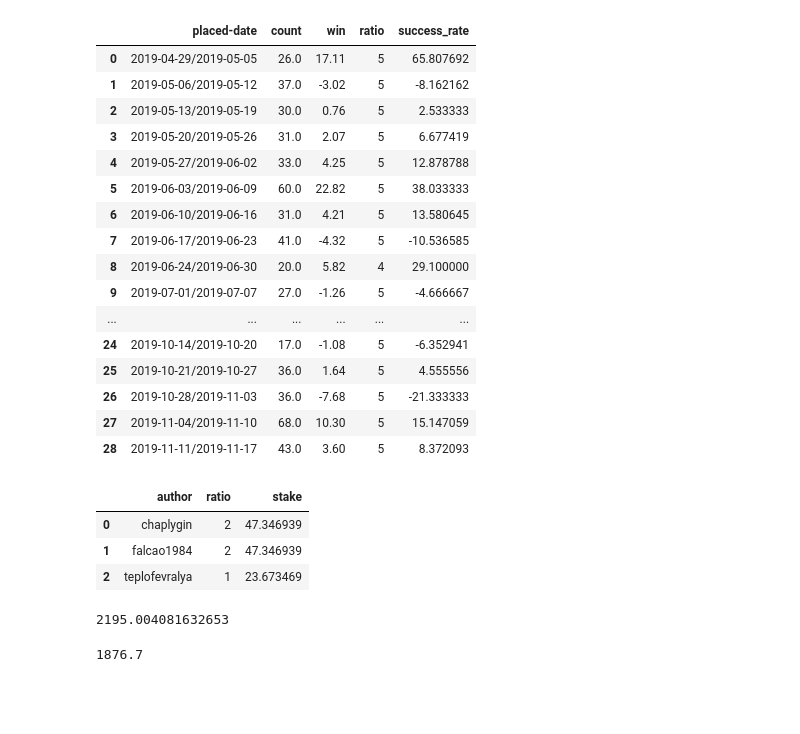
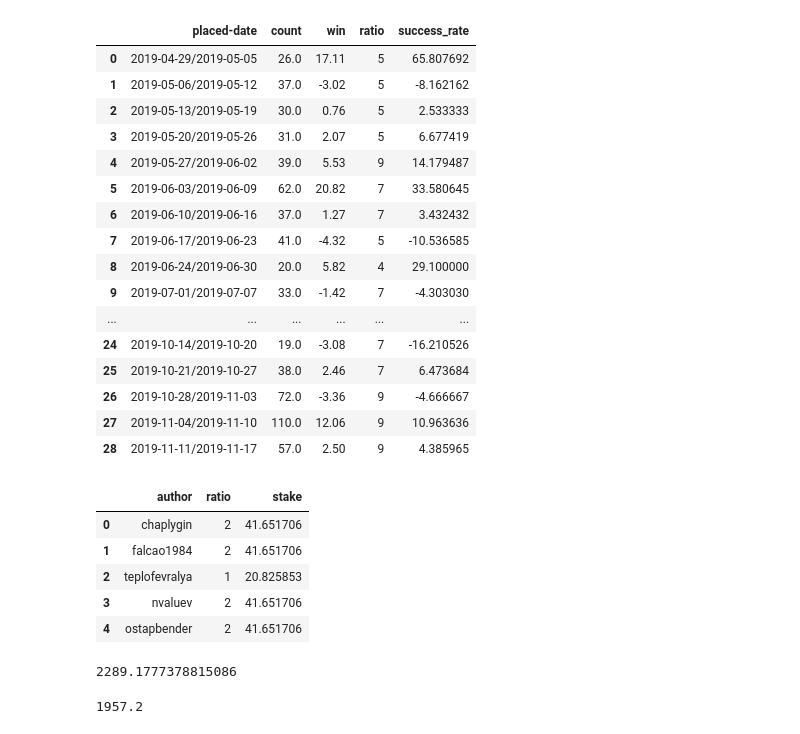
Before and after one commit to mooromets/check-experts, a Jupyter notebook: jupyter/evaluate-combined-model.ipynb, the cells around one changed output. Cells and saved outputs as stored; diff of their text form; code cells hidden in the pictures; blank space fills up the shorter version.

```diff
--- a/jupyter/evaluate-combined-model.ipynb
+++ b/jupyter/evaluate-combined-model.ipynb
@@ -13,39 +13,39 @@ import utils_explore as ue
 data = ue.all_bets()
 # %%
 # select interesting authors and the most recent time (~6 month)
-authors = ['chaplygin', 'falcao1984', 'teplofevralya']
+authors = ['chaplygin', 'falcao1984', 'teplofevralya', 'nvaluev', 'ostapbender']
 df = data[(data.author.isin(authors)) & (data['placed-date']>=datetime.date(2019, 5, 1))]
 # %%
 #group data by weeks, then add amount ratio for every author,
 # then calculate count and success rate with this new amounts
 df_weekly = ue.calc_win_rate(df, 'W')
-df_amount = pd.DataFrame({'author' : authors, 'ratio' : [2, 2, 1]}) # authors = ['chaplygin', 'falcao1984', 'teplofevralya']
+df_amount = pd.DataFrame({'author' : authors, 'ratio' : [2, 2, 1, 2, 2]}) # authors = ['chaplygin', 'falcao1984', 'teplofevralya']
 df_weekly = df_weekly.merge(df_amount, on='author', how="left").drop(columns=['author','success_rate','return'])
 df_weekly['count'] = df_weekly['count'] * df_weekly['ratio']
 df_weekly['win'] = df_weekly['win'] * df_weekly['ratio']
 #summarize on weeks
 df_weekly = df_weekly.groupby(by='placed-date').agg('sum')
 df_weekly['success_rate'] = df_weekly['win'] / df_weekly['count'] * 100
 df_weekly.reset_index(inplace=True)
 df_weekly
 # %% [output]
 |  | placed-date | count | win | ratio | success_rate |
 | 0 | 2019-04-29/2019-05-05 | 26.0 | 17.11 | 5 | 65.807692 |
 | 1 | 2019-05-06/2019-05-12 | 37.0 | -3.02 | 5 | -8.162162 |
 | 2 | 2019-05-13/2019-05-19 | 30.0 | 0.76 | 5 | 2.533333 |
 | 3 | 2019-05-20/2019-05-26 | 31.0 | 2.07 | 5 | 6.677419 |
-| 4 | 2019-05-27/2019-06-02 | 33.0 | 4.25 | 5 | 12.878788 |
-| 5 | 2019-06-03/2019-06-09 | 60.0 | 22.82 | 5 | 38.033333 |
-| 6 | 2019-06-10/2019-06-16 | 31.0 | 4.21 | 5 | 13.580645 |
+| 4 | 2019-05-27/2019-06-02 | 39.0 | 5.53 | 9 | 14.179487 |
+| 5 | 2019-06-03/2019-06-09 | 62.0 | 20.82 | 7 | 33.580645 |
+| 6 | 2019-06-10/2019-06-16 | 37.0 | 1.27 | 7 | 3.432432 |
 | 7 | 2019-06-17/2019-06-23 | 41.0 | -4.32 | 5 | -10.536585 |
 | 8 | 2019-06-24/2019-06-30 | 20.0 | 5.82 | 4 | 29.100000 |
-| 9 | 2019-07-01/2019-07-07 | 27.0 | -1.26 | 5 | -4.666667 |
+| 9 | 2019-07-01/2019-07-07 | 33.0 | -1.42 | 7 | -4.303030 |
 | ... | ... | ... | ... | ... | ... |
-| 24 | 2019-10-14/2019-10-20 | 17.0 | -1.08 | 5 | -6.352941 |
-| 25 | 2019-10-21/2019-10-27 | 36.0 | 1.64 | 5 | 4.555556 |
-| 26 | 2019-10-28/2019-11-03 | 36.0 | -7.68 | 5 | -21.333333 |
-| 27 | 2019-11-04/2019-11-10 | 68.0 | 10.30 | 5 | 15.147059 |
-| 28 | 2019-11-11/2019-11-17 | 43.0 | 3.60 | 5 | 8.372093 |
+| 24 | 2019-10-14/2019-10-20 | 19.0 | -3.08 | 7 | -16.210526 |
+| 25 | 2019-10-21/2019-10-27 | 38.0 | 2.46 | 7 | 6.473684 |
+| 26 | 2019-10-28/2019-11-03 | 72.0 | -3.36 | 9 | -4.666667 |
+| 27 | 2019-11-04/2019-11-10 | 110.0 | 12.06 | 9 | 10.963636 |
+| 28 | 2019-11-11/2019-11-17 | 57.0 | 2.50 | 9 | 4.385965 |
 # %%
 # size of each stake depends on budget
 # the budget spreads with respekt to amount ratio
@@ -55,18 +55,20 @@ df_amount['stake'] = df_amount['ratio'] * single_stake
 df_amount
 # %% [output]
 |  | author | ratio | stake |
-| 0 | chaplygin | 2 | 47.346939 |
-| 1 | falcao1984 | 2 | 47.346939 |
-| 2 | teplofevralya | 1 | 23.673469 |
+| 0 | chaplygin | 2 | 41.651706 |
+| 1 | falcao1984 | 2 | 41.651706 |
+| 2 | teplofevralya | 1 | 20.825853 |
+| 3 | nvaluev | 2 | 41.651706 |
+| 4 | ostapbender | 2 | 41.651706 |
 # %%
 #simple outcome
 df_weekly['fin-result'] = df_weekly['win'] * single_stake
 df_weekly['fin-result'].sum()
 # %% [output]
-2195.004081632653
+2289.1777378815086
 # %%
 tax = 0.95 #taxes
 bets_inaccuracy = 0.9 #my odds are often differ (they are smaller)
 round(df_weekly['fin-result'].sum() * tax * bets_inaccuracy, 1)
 # %% [output]
-1876.7
+1957.2
```
Also changed, not shown: parts of 6 cells of this notebook.
